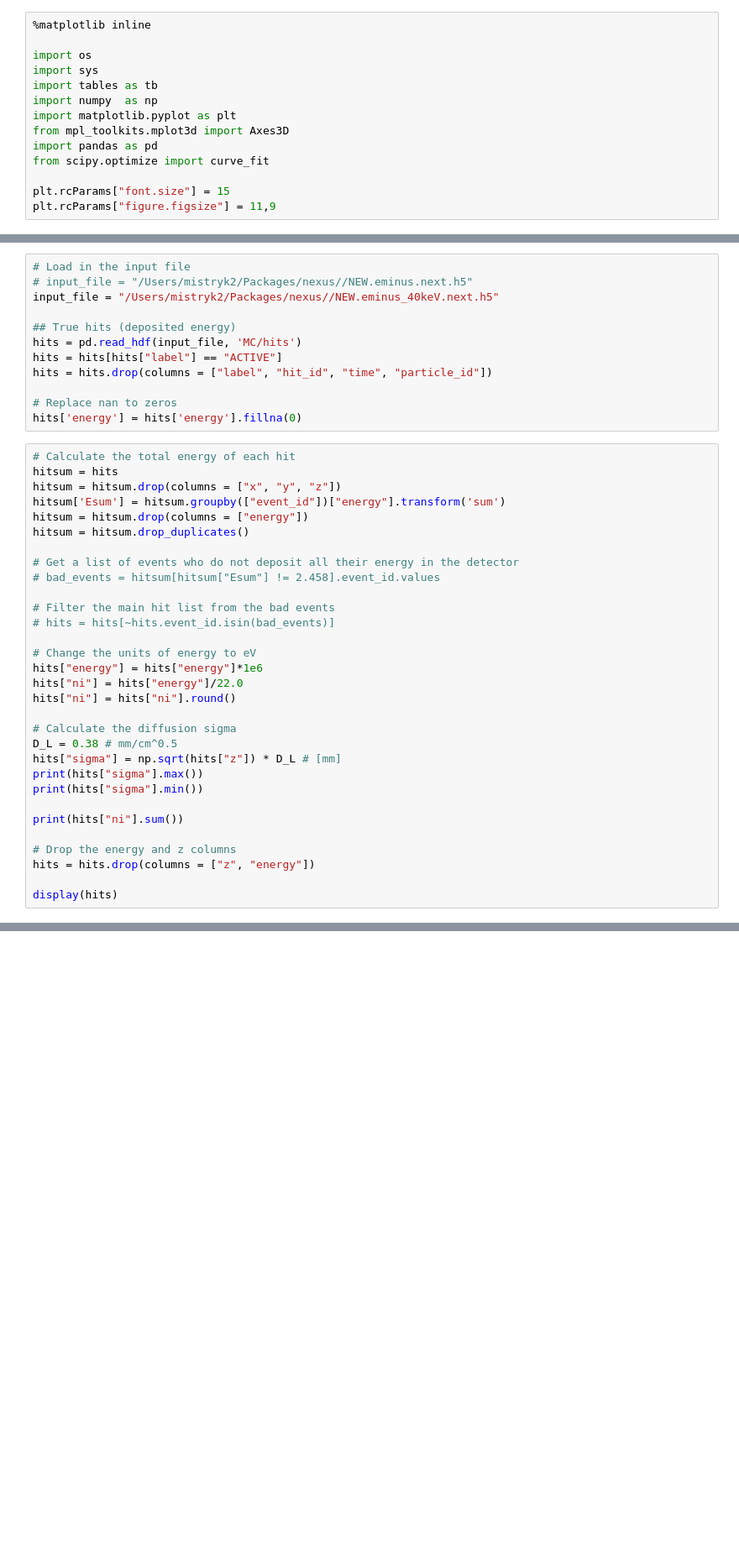
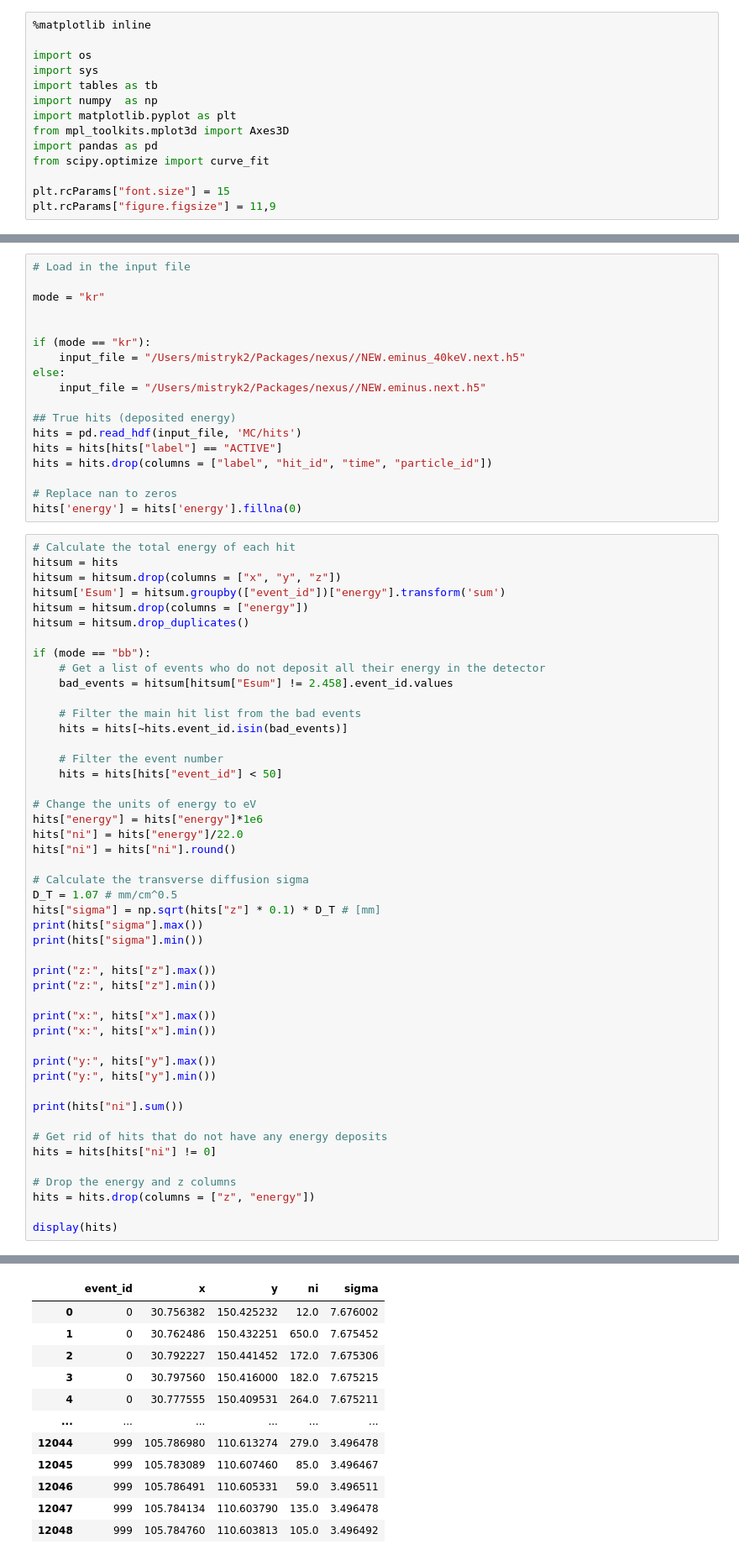
Before and after one commit to kvjmistry/GarfieldCode, a Jupyter notebook: Electroluminescence/notebooks/CalcTrackRes.ipynb, the cells around one changed output, grey strips where cells are left out. Shown: that part at 84% size. Saved outputs shown, nothing was run; the diff lists cells and outputs as text; blank space fills up the shorter version.

```diff
--- a/Electroluminescence/notebooks/CalcTrackRes.ipynb
+++ b/Electroluminescence/notebooks/CalcTrackRes.ipynb
@@ -107,7 +52,13 @@ cbar.set_label("Average EL Yield")
 # %%
 # Load in the input file
-# input_file = "/Users/mistryk2/Packages/nexus//NEW.eminus.next.h5"
-input_file = "/Users/mistryk2/Packages/nexus//NEW.eminus_40keV.next.h5"
+
+mode = "kr"
+
+
+if (mode == "kr"):
+    input_file = "/Users/mistryk2/Packages/nexus//NEW.eminus_40keV.next.h5"
+else:
+    input_file = "/Users/mistryk2/Packages/nexus//NEW.eminus.next.h5"
 
 ## True hits (deposited energy)
 hits = pd.read_hdf(input_file, 'MC/hits')
@@ -124,26 +75,43 @@ hitsum['Esum'] = hitsum.groupby(["event_id"])["energy"].transform('sum')
 hitsum = hitsum.drop(columns = ["energy"])
 hitsum = hitsum.drop_duplicates()
 
-# Get a list of events who do not deposit all their energy in the detector
-# bad_events = hitsum[hitsum["Esum"] != 2.458].event_id.values
+if (mode == "bb"):
+    # Get a list of events who do not deposit all their energy in the detector
+    bad_events = hitsum[hitsum["Esum"] != 2.458].event_id.values
 
-# Filter the main hit list from the bad events
-# hits = hits[~hits.event_id.isin(bad_events)]
+    # Filter the main hit list from the bad events
+    hits = hits[~hits.event_id.isin(bad_events)]
+
+    # Filter the event number
+    hits = hits[hits["event_id"] < 50]
 
 # Change the units of energy to eV
 hits["energy"] = hits["energy"]*1e6
 hits["ni"] = hits["energy"]/22.0
 hits["ni"] = hits["ni"].round()
 
-# Calculate the diffusion sigma
-D_L = 0.38 # mm/cm^0.5
-hits["sigma"] = np.sqrt(hits["z"]) * D_L # [mm]
+# Calculate the transverse diffusion sigma
+D_T = 1.07 # mm/cm^0.5
+hits["sigma"] = np.sqrt(hits["z"] * 0.1) * D_T # [mm]
 print(hits["sigma"].max())
 print(hits["sigma"].min())
 
+print("z:", hits["z"].max())
+print("z:", hits["z"].min())
+
+print("x:", hits["x"].max())
+print("x:", hits["x"].min())
+
+print("y:", hits["y"].max())
+print("y:", hits["y"].min())
+
 print(hits["ni"].sum())
+
+# Get rid of hits that do not have any energy deposits
+hits = hits[hits["ni"] != 0]
 
 # Drop the energy and z columns
 hits = hits.drop(columns = ["z", "energy"])
 
 display(hits)
+# %% [output]
@@ -149,0 +127,12 @@ display(hits)
+|  | event_id | x | y | ni | sigma |
+| 0 | 0 | 30.756382 | 150.425232 | 12.0 | 7.676002 |
+| 1 | 0 | 30.762486 | 150.432251 | 650.0 | 7.675452 |
+| 2 | 0 | 30.792227 | 150.441452 | 172.0 | 7.675306 |
+| 3 | 0 | 30.797560 | 150.416000 | 182.0 | 7.675215 |
+| 4 | 0 | 30.777555 | 150.409531 | 264.0 | 7.675211 |
+| ... | ... | ... | ... | ... | ... |
+| 12044 | 999 | 105.786980 | 110.613274 | 279.0 | 3.496478 |
+| 12045 | 999 | 105.783089 | 110.607460 | 85.0 | 3.496467 |
+| 12046 | 999 | 105.786491 | 110.605331 | 59.0 | 3.496511 |
+| 12047 | 999 | 105.784134 | 110.603790 | 135.0 | 3.496478 |
+| 12048 | 999 | 105.784760 | 110.603813 | 105.0 | 3.496492 |
```
Also changed, not shown: parts of 7 cells of this notebook, 1 other file.
